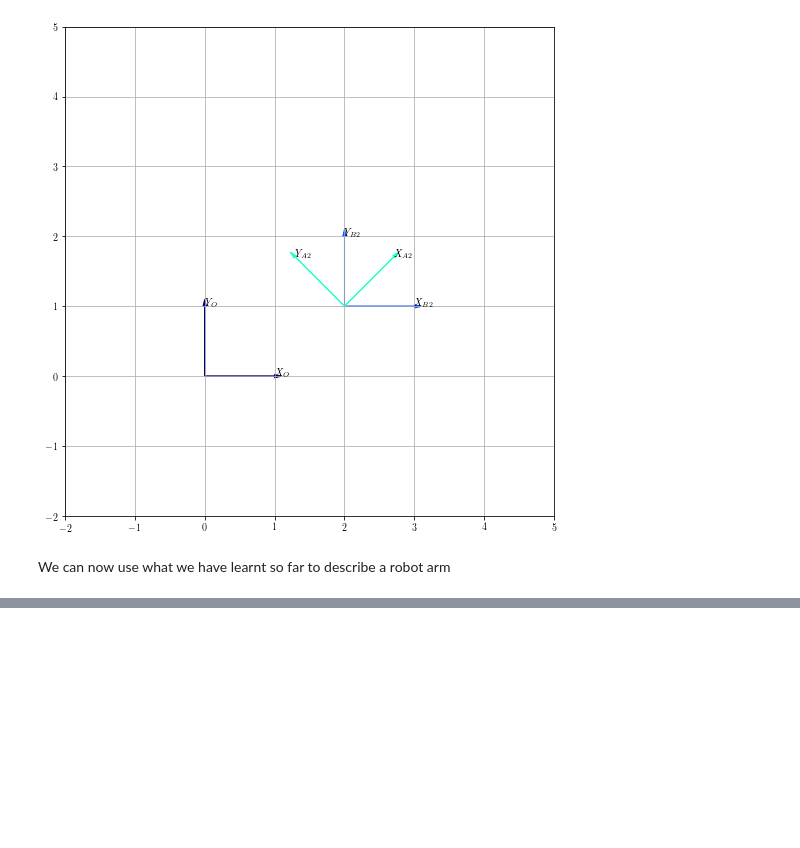
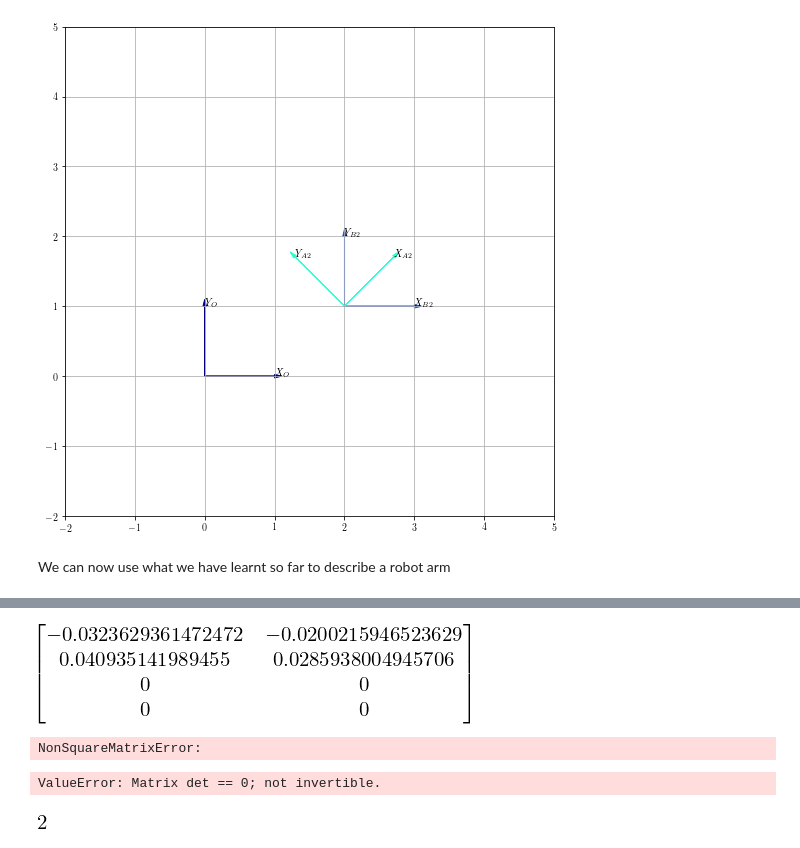
Before and after one commit to octavifs/simbiorob, a Jupyter notebook: transformations.ipynb, the cells around one changed output, grey strips where cells are left out. Drawn from its saved outputs; the diff is of its cells as text; code cells hidden in the pictures; blank space fills up the shorter version.

```diff
--- a/transformations.ipynb
+++ b/transformations.ipynb
@@ -126,0 +134,32 @@ O(identity())
+# %%
+import frames
+import sympy as sp
+arm2 = MultiLink()
+a2l1 = arm2.addLink("s:L1", "s:alpha")
+a2l2 = arm2.addLink("s:L2", "s:beta")
+arm2.compose("alpha","beta")
+
+#print arm2.tt
+#print arm2.H_eff
+Js = arm2.J.copy().subs({
+      frames.SYMB("alpha"):45.0,
+      frames.SYMB("beta"):-10,
+      frames.SYMB("L1"):1.0,
+      frames.SYMB("L2"):1.0})
+#print arm2.J
+display(Js.evalf())
+# %% [output]
+[figure, added]
+# %%
+Ji = Js
+Ji.inv()
+# %% [output]
+NonSquareMatrixError:
+# %%
+N = Ji.H * (Ji * Ji.H) ** -1
+# %% [output]
+ValueError: Matrix det == 0; not invertible.
+# %%
+Ji.rank()
+# %% [output]
+[figure, added]
```
Also changed, not shown: parts of 3 cells of this notebook, 3 other files.
